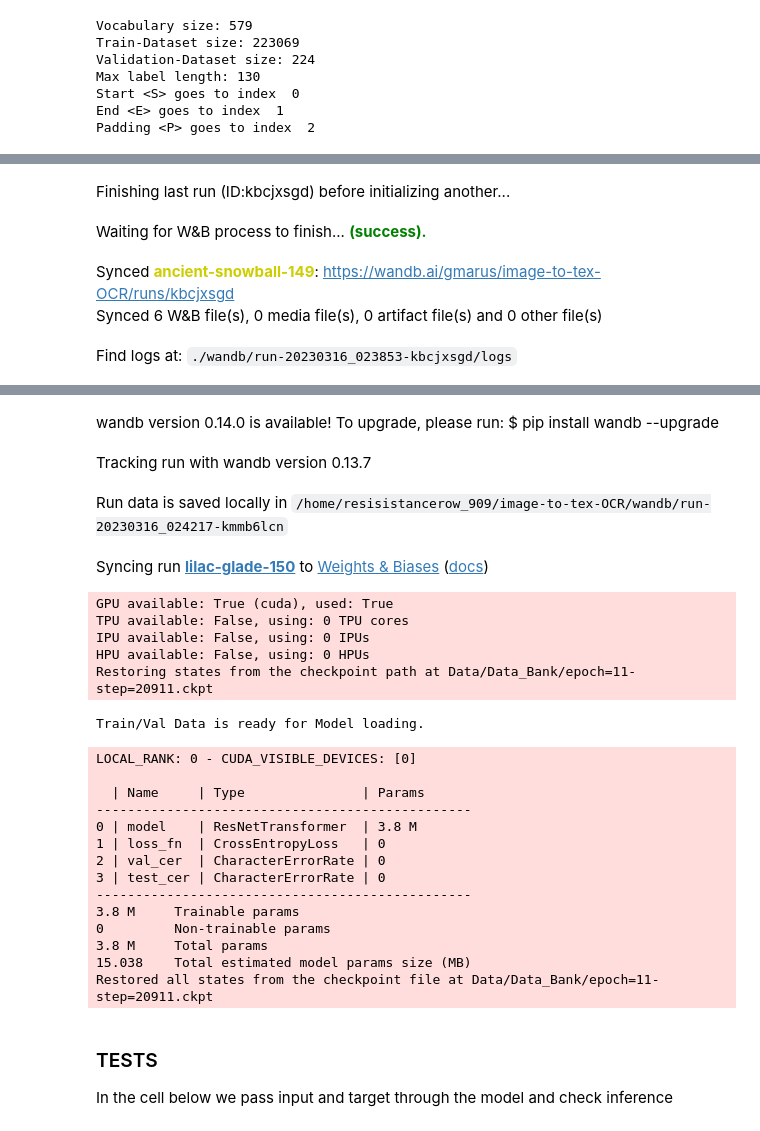
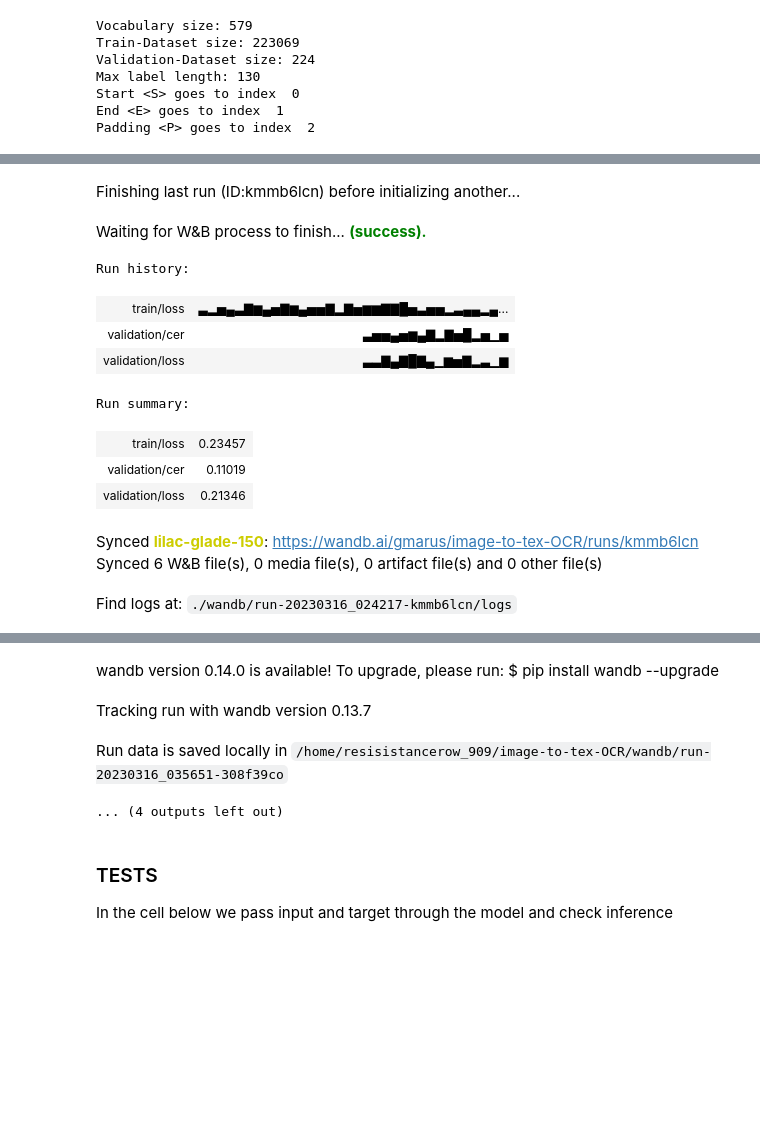
Before and after one commit to gmarus777/image-to-tex-OCR, a Jupyter notebook: Jupyter_Notebooks/GPC_MODEL1_character_tokenizer.ipynb, the cells around one changed output, grey strips where cells are left out. Drawn from its saved outputs; the diff is of its cells as text; code cells hidden in the pictures; blank space fills up the shorter version.

```diff
--- a/Jupyter_Notebooks/GPC_MODEL1_character_tokenizer.ipynb
+++ b/Jupyter_Notebooks/GPC_MODEL1_character_tokenizer.ipynb
@@ -92,18 +92,26 @@ Reusing TensorBoard on port 6006 (pid 1509), started 4:00:05 ago. (Use '!kill 15
 # %%
 logger = TensorBoardLogger("Models_Parameters_Log", name="Test_Run")
 lit_model = LitResNetTransformer(model=model)
 
 #use the lit_model to run with Trainer
 trainer = Trainer(accelerator='gpu', devices=1,  max_epochs=60, logger=logger, auto_lr_find=True) #accumulate_grad_batches=2, overfit_batches=1, default_root_dir="lightning_logs/ResNet/checkpoints"
-trainer.fit(model=lit_model, datamodule=dataset, ckpt_path='Data/Data_Bank/epoch=11-step=20911.ckpt')
+trainer.fit(model=lit_model, datamodule=dataset, ckpt_path='Models_Parameters_Log/Test_Run/version_1/checkpoints/epoch=18-step=33117.ckpt')
 
 #add parameter below to trainer.fit to continue from a checkpoint
 #ckpt_path='/Models_Parameters_Log/epoch=11-step=20911.ckpt'
 # ckpt_path = '/Data/Data_Bank epoch=11-step=20916.ckpt'
 #
 # %% [output]
-Finishing last run (ID:kbcjxsgd) before initializing another...
+Finishing last run (ID:kmmb6lcn) before initializing another...
 Waiting for W&B process to finish... (success).
+Run history:
+| train/loss | ▃▂▅▄▃▇▆▄▅▇▆▄▅▅▇▂▇▅▆▆▇▇█▅▃▅▅▂▃▄▄▂▄... |
+| validation/cer | ▃▅▅▄▅▆▄▇▂▇▅█▂▅▁▅ |
+| validation/loss | ▃▃▇▄▇█▇▄▁▆▅▇▂▃▁▆ |
+Run summary:
+| train/loss | 0.23457 |
+| validation/cer | 0.11019 |
+| validation/loss | 0.21346 |
-Synced ancient-snowball-149: https://wandb.ai/gmarus/image-to-tex-OCR/runs/kbcjxsgd
+Synced lilac-glade-150: https://wandb.ai/gmarus/image-to-tex-OCR/runs/kmmb6lcn
 Synced 6 W&B file(s), 0 media file(s), 0 artifact file(s) and 0 other file(s)
-Find logs at: ./wandb/run-20230316_023853-kbcjxsgd/logs
+Find logs at: ./wandb/run-20230316_024217-kmmb6lcn/logs
@@ -111,27 +119,7 @@ Successfully finished last run (ID:kbcjxsgd). Initializing new run:
 wandb version 0.14.0 is available! To upgrade, please run: $ pip install wandb --upgrade
 Tracking run with wandb version 0.13.7
-Run data is saved locally in /home/resisistancerow_909/image-to-tex-OCR/wandb/run-20230316_024217-kmmb6lcn
+Run data is saved locally in /home/resisistancerow_909/image-to-tex-OCR/wandb/run-20230316_035651-308f39co
-Syncing run lilac-glade-150 to Weights & Biases (docs)
-GPU available: True (cuda), used: True
-TPU available: False, using: 0 TPU cores
-IPU available: False, using: 0 IPUs
-HPU available: False, using: 0 HPUs
-Restoring states from the checkpoint path at Data/Data_Bank/epoch=11-step=20911.ckpt
-Train/Val Data is ready for Model loading.
-LOCAL_RANK: 0 - CUDA_VISIBLE_DEVICES: [0]
-
-  | Name     | Type               | Params
-------------------------------------------------
-0 | model    | ResNetTransformer  | 3.8 M
-1 | loss_fn  | CrossEntropyLoss   | 0
-2 | val_cer  | CharacterErrorRate | 0
-3 | test_cer | CharacterErrorRate | 0
-------------------------------------------------
-3.8 M     Trainable params
-0         Non-trainable params
-3.8 M     Total params
-15.038    Total estimated model params size (MB)
-Restored all states from the checkpoint file at Data/Data_Bank/epoch=11-step=20911.ckpt
+... (4 outputs left out)
 # %%
 #'epoch=37-step=53466.ckpt'
 import json
```
Also changed, not shown: parts of 1 cell of this notebook, 1 other file.
